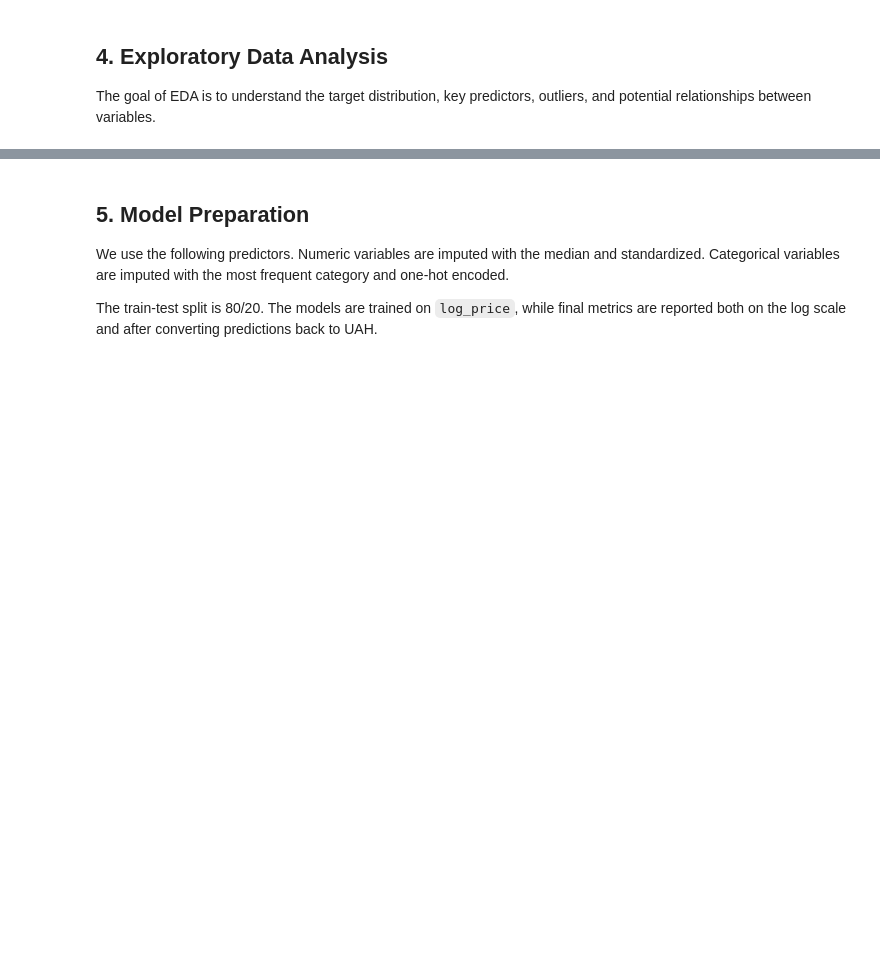
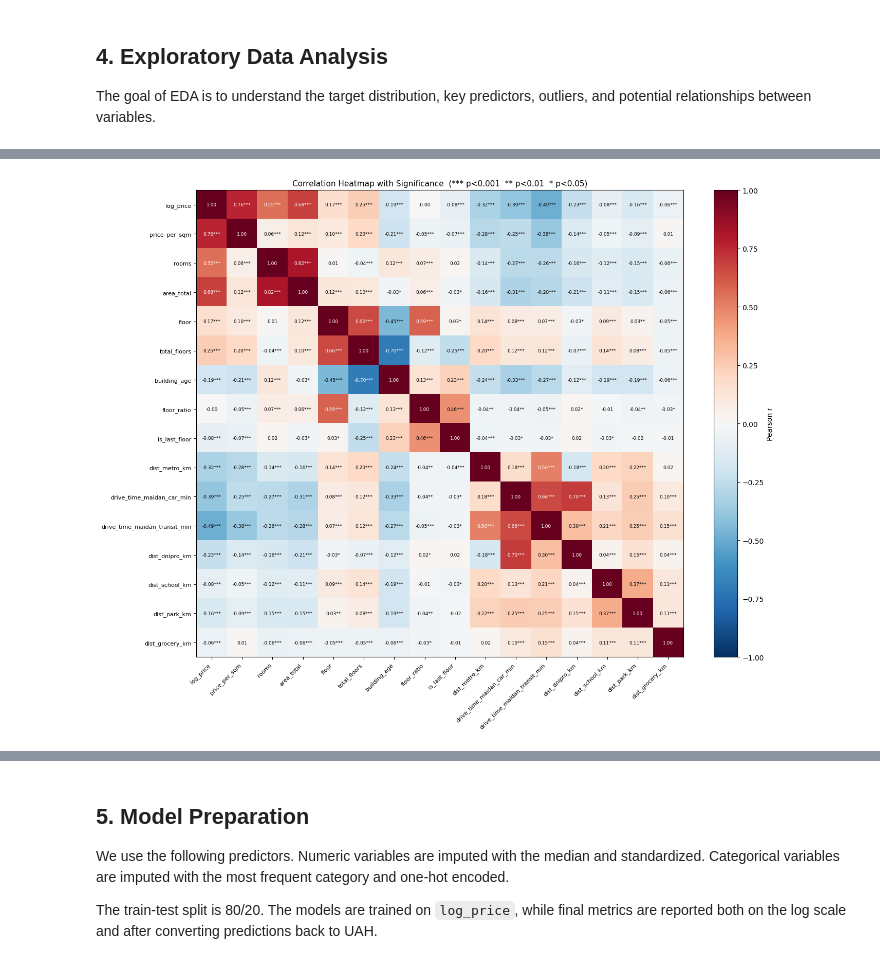
Before and after one commit to dimitro1921/ml_project, a Jupyter notebook: final_project_kyiv_rent_prediction.ipynb, the cells around one changed output, grey strips where cells are left out. Cells and saved outputs as stored; diff of their text form; code cells hidden in the pictures; blank space fills up the shorter version.

```diff
--- a/final_project_kyiv_rent_prediction.ipynb
+++ b/final_project_kyiv_rent_prediction.ipynb
@@ -45,10 +64,7 @@ RANDOM_STATE = 42
 
 The dataset contains apartment rental listings from Kyiv. Each row corresponds to one listing. The raw file includes prices in several currencies, apartment characteristics, location, and description text.
 # %%
-# If you use Google Colab, upload kyiv_flats_data.csv to the session first,
-# or keep it in the same folder as this notebook.
-
-DATA_PATH = "kyiv_flats_data.csv"
+DATA_PATH = "data/kyiv_flats_enriched.csv"
 raw = pd.read_csv(DATA_PATH)
 
 print("Raw data shape:", raw.shape)
@@ -140,0 +329,15 @@ df[["price_uah", "log_price", "rooms", "area_total", "district"]].describe(inclu
+# %%
+# Polynomial and interaction features for key predictors.
+# Squared terms capture nonlinear effects; cross-products capture joint influence.
+POLY_BASE = ["area_total", "rooms", "dist_metro_km", "drive_time_maidan_car_min", "building_age"]
+
+for col in POLY_BASE:
+    df[f"{col}_sq"] = df[col] ** 2
+
+df["area_x_rooms"]  = df["area_total"] * df["rooms"]
+df["area_x_metro"]  = df["area_total"] * df["dist_metro_km"]
+df["area_x_drive"]  = df["area_total"] * df["drive_time_maidan_car_min"]
+df["rooms_x_metro"] = df["rooms"]      * df["dist_metro_km"]
+
+poly_cols = [f"{c}_sq" for c in POLY_BASE] + ["area_x_rooms", "area_x_metro", "area_x_drive", "rooms_x_metro"]
+print("Polynomial/interaction features added:", poly_cols)
@@ -203,17 +477,44 @@ plt.show()
 # %%
-# Correlation between numeric variables
-numeric_cols = [
-    "price_uah", "log_price", "rooms", "area_total", "area_living", "area_kitchen",
-    "floor", "total_floors", "building_age", "floor_ratio", "lat", "lon", "has_commission"
+# Correlation heatmap with statistical significance (Pearson r + p-values)
+numeric_heatmap_cols = [
+    "log_price", "price_per_sqm",
+    "rooms", "area_total", "floor", "total_floors", "building_age", "floor_ratio", "is_last_floor",
+    "dist_metro_km", "drive_time_maidan_car_min", 'drive_time_maidan_transit_min', "dist_dnipro_km",
+    "dist_school_km", "dist_park_km", 'dist_grocery_km',
 ]
+heatmap_data = df[numeric_heatmap_cols].dropna()
+n = len(numeric_heatmap_cols)
 
-corr = df[numeric_cols].corr()
+corr_matrix = heatmap_data.corr().values
+p_matrix = np.ones((n, n))
+for i in range(n):
+    for j in range(n):
+        if i != j:
+            _, p_matrix[i, j] = stats.pearsonr(heatmap_data.iloc[:, i], heatmap_data.iloc[:, j])
 
-plt.figure(figsize=(10, 8))
-plt.imshow(corr, aspect="auto")
-plt.colorbar(label="Correlation")
-plt.xticks(range(len(corr.columns)), corr.columns, rotation=90)
-plt.yticks(range(len(corr.index)), corr.index)
-plt.title("Correlation Heatmap")
+def significance_stars(p):
+    if p < 0.001: return "***"
+    if p < 0.01:  return "**"
+    if p < 0.05:  return "*"
+    return ""
+
+fig, ax = plt.subplots(figsize=(14, 11))
+im = ax.imshow(corr_matrix, vmin=-1, vmax=1, cmap="RdBu_r", aspect="auto")
+plt.colorbar(im, ax=ax, label="Pearson r")
+
+for i in range(n):
+    for j in range(n):
+        r = corr_matrix[i, j]
+        stars = significance_stars(p_matrix[i, j])
+        color = "white" if abs(r) > 0.5 else "black"
+        ax.text(j, i, f"{r:.2f}{stars}", ha="center", va="center", fontsize=6.5, color=color)
+
+ax.set_xticks(range(n))
+ax.set_yticks(range(n))
+ax.set_xticklabels(numeric_heatmap_cols, rotation=45, ha="right", fontsize=8)
+ax.set_yticklabels(numeric_heatmap_cols, fontsize=8)
+ax.set_title("Correlation Heatmap with Significance  (*** p<0.001  ** p<0.01  * p<0.05)", fontsize=11)
 plt.tight_layout()
 plt.show()
+# %% [output]
+[figure, added]
```
Also changed, not shown: parts of 57 cells of this notebook, 4 other files.
